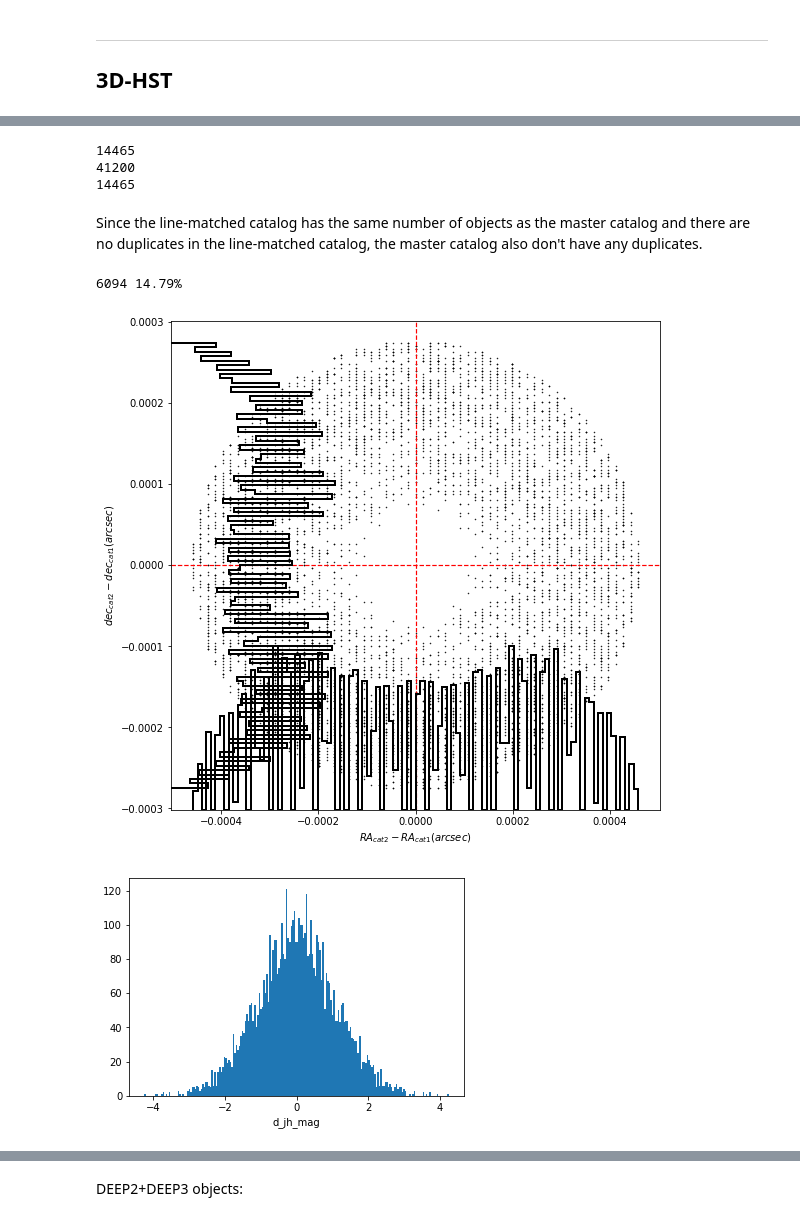
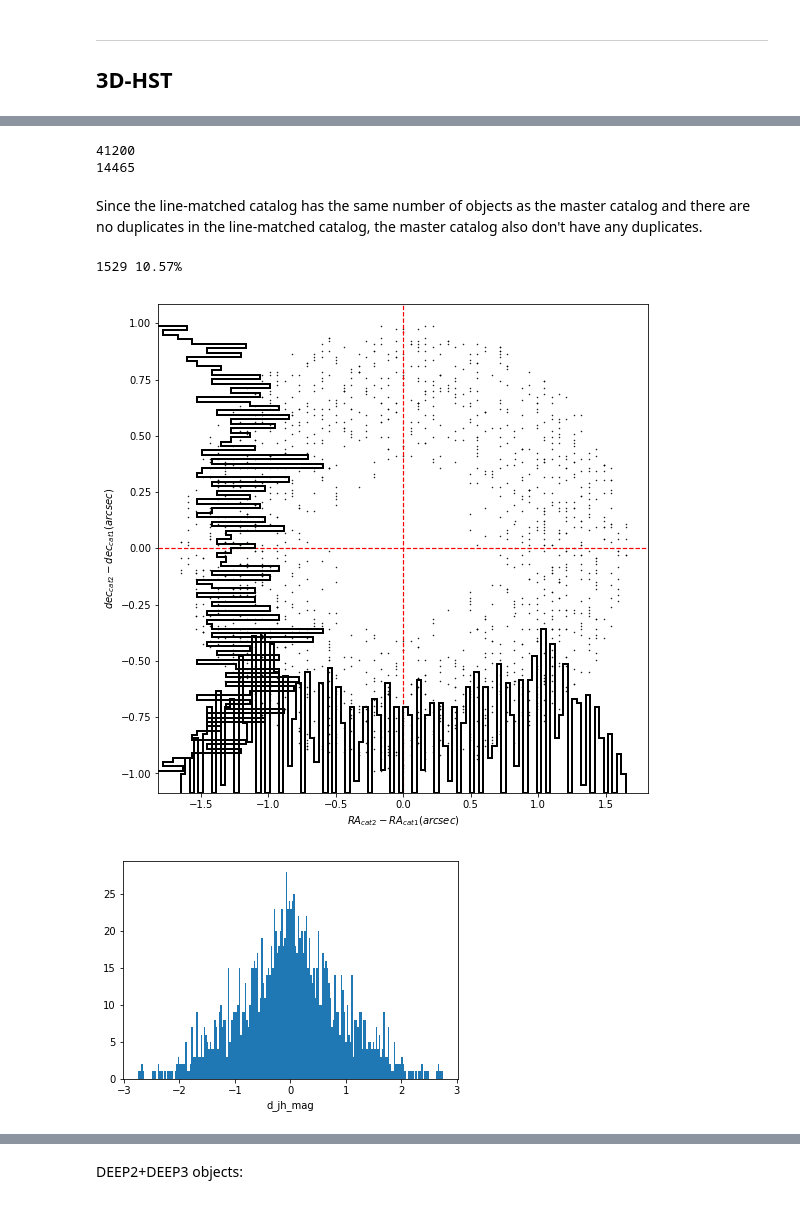
Before and after one commit to rongpu/desi-truth-table, a Jupyter notebook: notebooks/check_for_duplicates.ipynb, the cells around one changed output, grey strips where cells are left out. Saved outputs shown, nothing was run; the diff lists cells and outputs as text; code cells hidden in the pictures.

Commit message:
update plots

```diff
--- a/notebooks/check_for_duplicates.ipynb
+++ b/notebooks/check_for_duplicates.ipynb
@@ -179,6 +178,6 @@ cat
 # %%
-mask = (cat['z_max_grism']>0)
-print(np.sum(mask))
+# mask = (cat['z_max_grism']>0)
+# print(np.sum(mask))
 
 t = Table.read('/Users/roz18/Documents/Temp/desi-truth-table/3D-HST/aegis_3dhst_v4.1.5_catalogs/aegis_3dhst.v4.1.5.zfit.linematched.fits')
 print(len(t))
@@ -186,22 +185,21 @@ mask = (t['z_max_grism']>0)
 t = t[mask]
 print(len(t))
 # %% [output]
-14465
 41200
 14465
 # %% [markdown]
 Since the line-matched catalog has the same number of objects as the master catalog and there are no duplicates in the line-matched catalog, the master catalog also don't have any duplicates.
 # %%
-n_duplicates, idx1, idx2 = match_coord.match_self(cat['ra'], cat['dec'], search_radius=1,
+n_duplicates, idx1, idx2 = match_coord.match_self(cat['ra'], cat['dec'], search_radius=1.,
                                                   return_indices=True, plot_q=True)
 print(n_duplicates, '{:.2f}%'.format(n_duplicates/len(cat)*100))
 # %% [output]
-6094 14.79%
+1529 10.57%
-[figure, old version]
+[figure, new version]
 # %%
 plt.hist(cat['jh_mag'][idx1] - cat['jh_mag'][idx2], bins=200)
 plt.xlabel('d_jh_mag')
 plt.show()
 # %% [output]
-[figure, old version]
+[figure, new version]
 # %%
```
Also changed, not shown: parts of 6 cells of this notebook.
